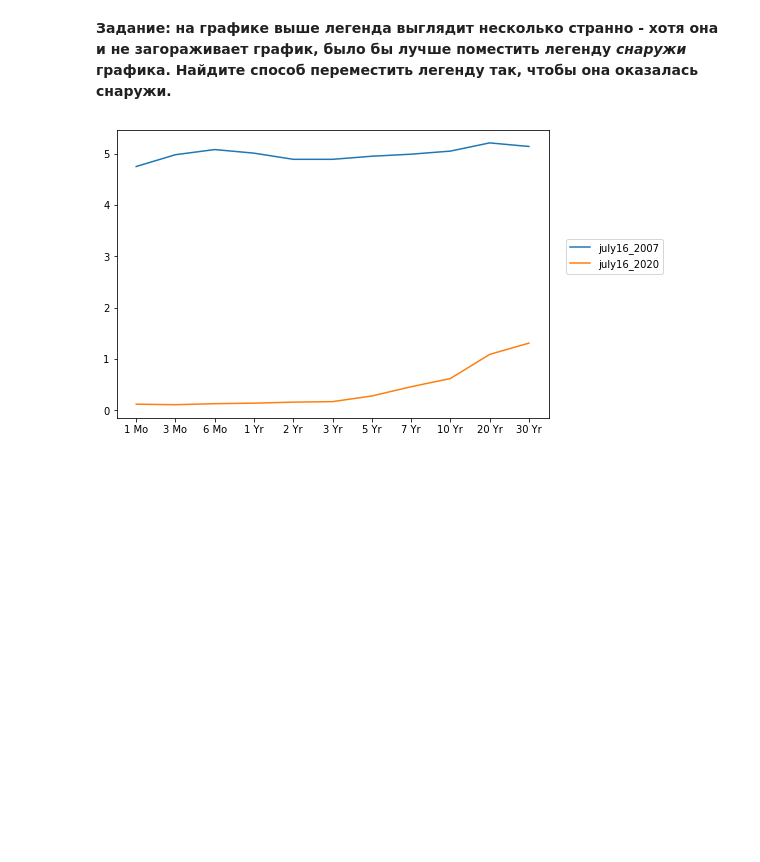
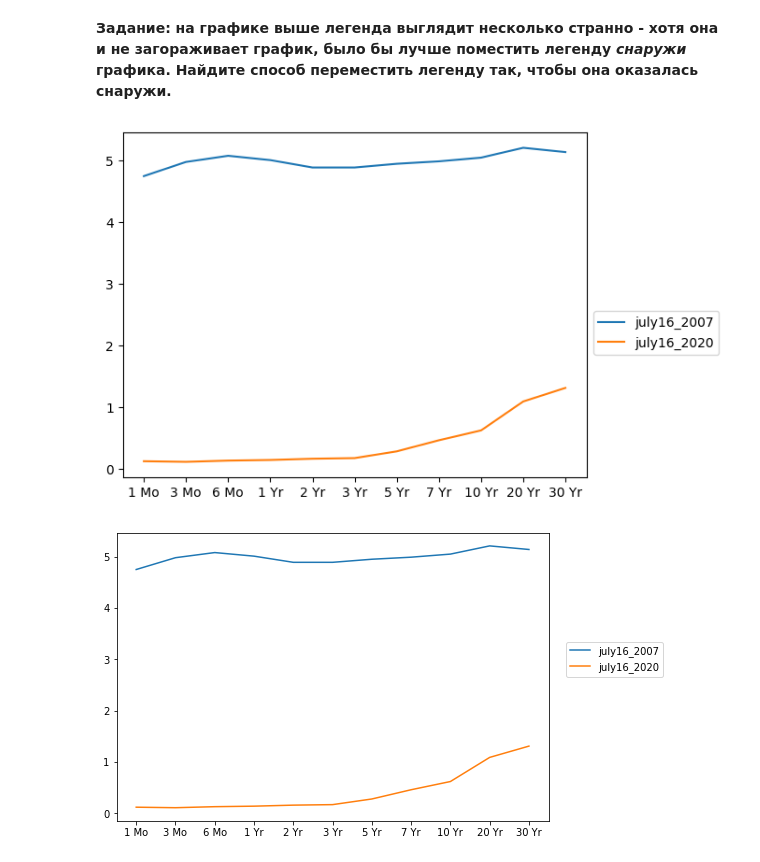
Before and after one commit to giulerg/IBM-labs, a Jupyter notebook: 04-Matplotlib Exercises.ipynb, the cells around one changed output. Drawn from its saved outputs; the diff is of its cells as text; code cells hidden in the pictures; blank space fills up the shorter version.

```diff
--- a/04-Matplotlib Exercises.ipynb
+++ b/04-Matplotlib Exercises.ipynb
@@ -146,3 +160,12 @@ july16_2020 = [0.12,0.11,0.13,0.14,0.16,0.17,0.28,0.46,0.62,1.09,1.31]
+# %%
+# ПИШИТЕ ВАШ КОД ЗДЕСЬ
+fig, axes = plt.subplots()
+axes.plot(labels,july16_2007, label='july16_2007')
+axes.plot(labels,july16_2020, label='july16_2020')
+axes.legend(loc=0, bbox_to_anchor=(1.3, 0.5))
+plt.show()
+# %% [output]
+[figure, added]
 # %%
 # НЕ ЗАПУСКАЙТЕ ЯЧЕЙКУ НИЖЕ, ИНАЧЕ ГРАФИК ИСЧЕЗНЕТ!
 # %%
```
Also changed, not shown: parts of 10 cells of this notebook.
